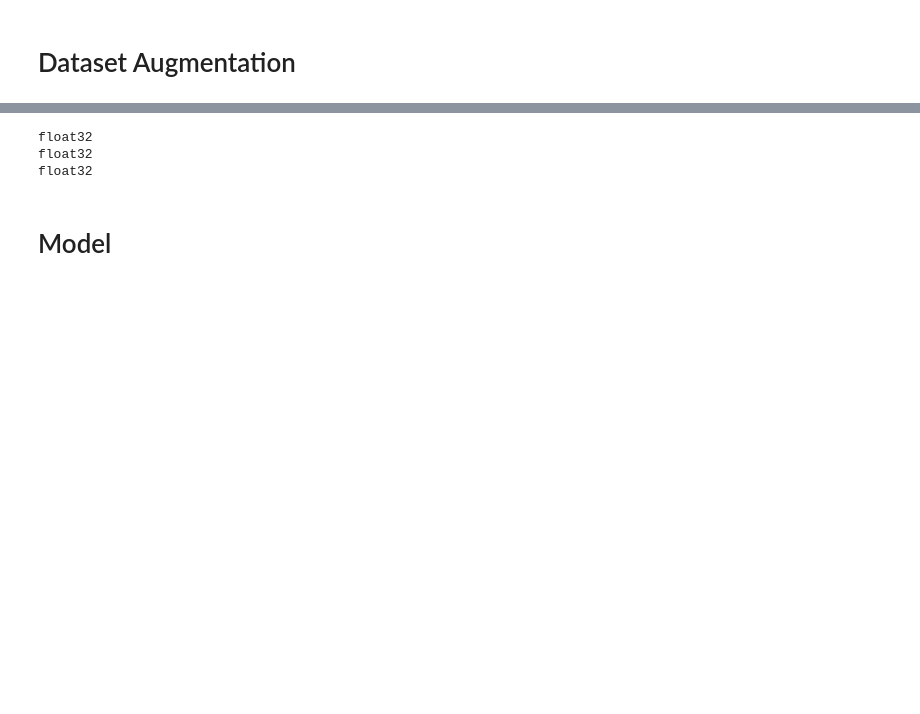
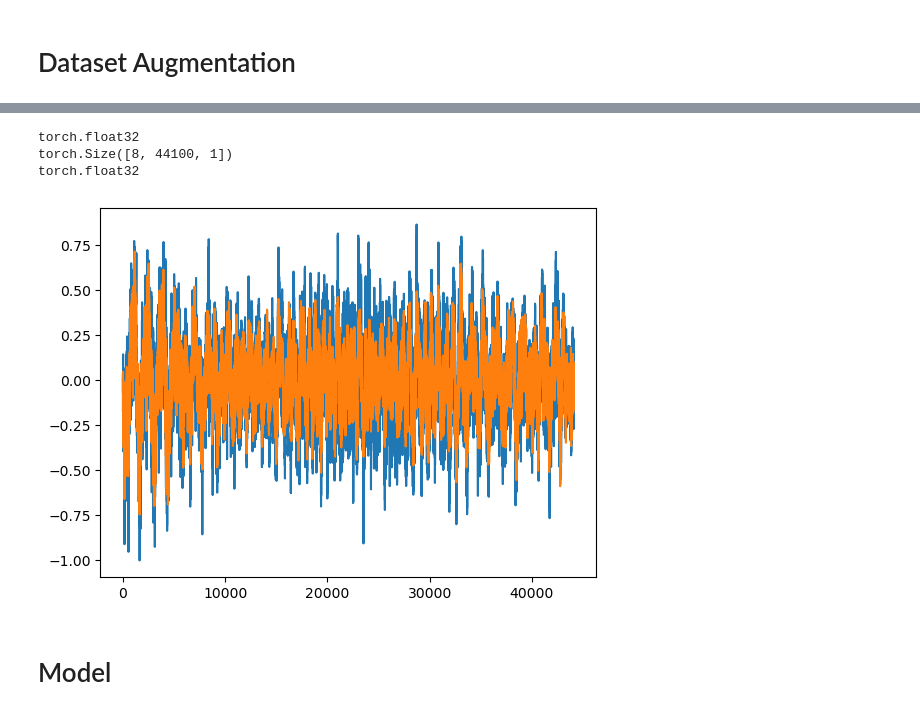
Before and after one commit to roodey145/NoMusic, a Jupyter notebook: MusicRemover.ipynb, the cells around one changed output, grey strips where cells are left out. Saved outputs shown, nothing was run; the diff lists cells and outputs as text; code cells hidden in the pictures; blank space fills up the shorter version.

```diff
--- a/MusicRemover.ipynb
+++ b/MusicRemover.ipynb
@@ -194,7 +214,7 @@ def get_random_part(array, chunk_size):
     else:
         diff_size = len(array) - chunk_size
         start = np.random.randint(0, diff_size)
-        return array[start:(start + chunk_size)]
+        return array[start:(start + chunk_size)], start
 
 # Test
 plt.plot(get_random_part(audio_e_data, audio_e_samplerate))
@@ -258,4 +295,5 @@ music_dataset1 = loaded_music
 # %%
-chunk_size = audio_e_samplerate
-train_dataset = AgumenterDataset(speech_data=speech_dataset, music_data=loaded_music, chunk_size=chunk_size)
+chunk_size = 44100 #audio_e_samplerate
+music_dataset1 = SimpleDataset(mixed_audio, speech_audio, chunk_size)
+# train_dataset = AgumenterDataset(speech_data=speech_dataset, music_data=loaded_music, chunk_size=chunk_size)
 # %%
@@ -267,23 +310,26 @@ train_loader = DataLoader(
 )
 # %%
 
-for x, y, z in train_dataset:
+for x, y in train_loader:
     print(x.dtype)
+    print(x.shape)
     print(y.dtype)
-    print(z.dtype)
-    # sd.play(data=x, samplerate=audio_e_samplerate)
+    # print(z.dtype)
+    peak = peak = torch.max(torch.abs(x[7].reshape(-1)))
+    sd.play(data=y[7]/peak, samplerate=44100)
     # # print(1)
-    # plt.plot(x)
+    plt.plot(x[0])
     # plt.show()
-    # plt.plot(y)
+    plt.plot(y[0])
     # plt.show()
     # plt.plot(z)
     # plt.show()
     break
 # %% [output]
-float32
-float32
-float32
+torch.float32
+torch.Size([8, 44100, 1])
+torch.float32
+[figure, added]
 # %% [markdown]
 # Model
 # %%
```
Also changed, not shown: parts of 13 cells of this notebook.
